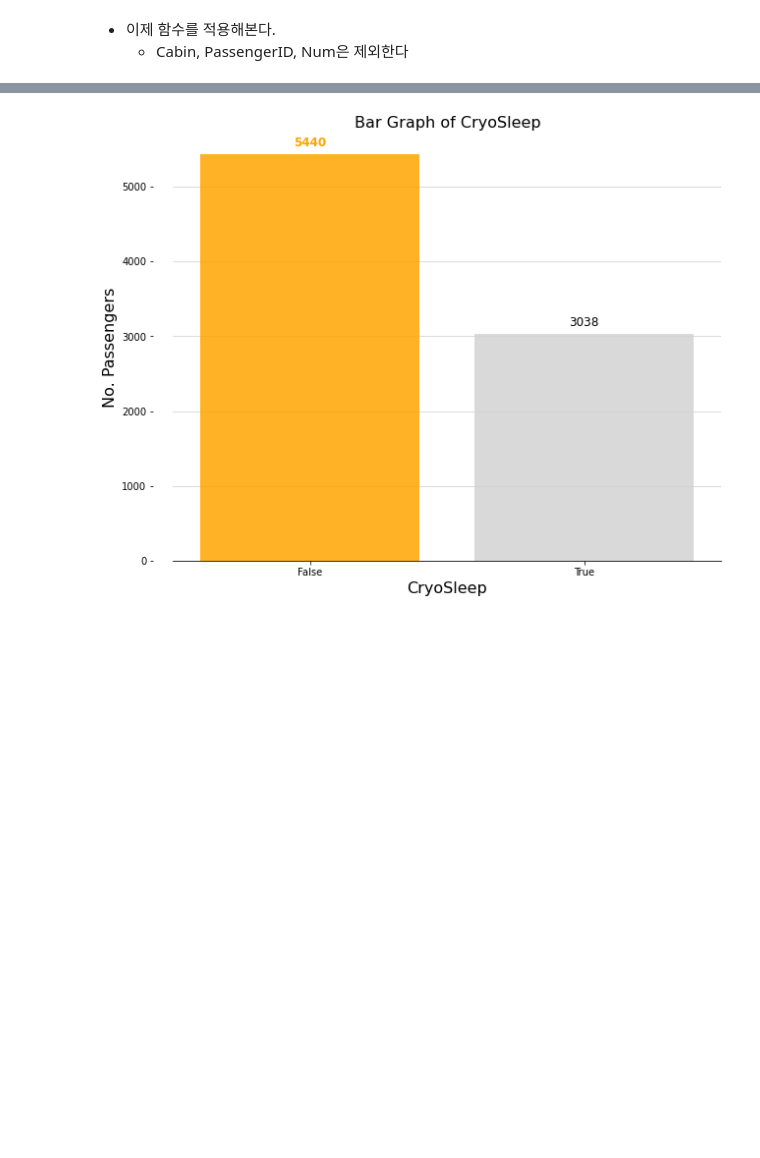
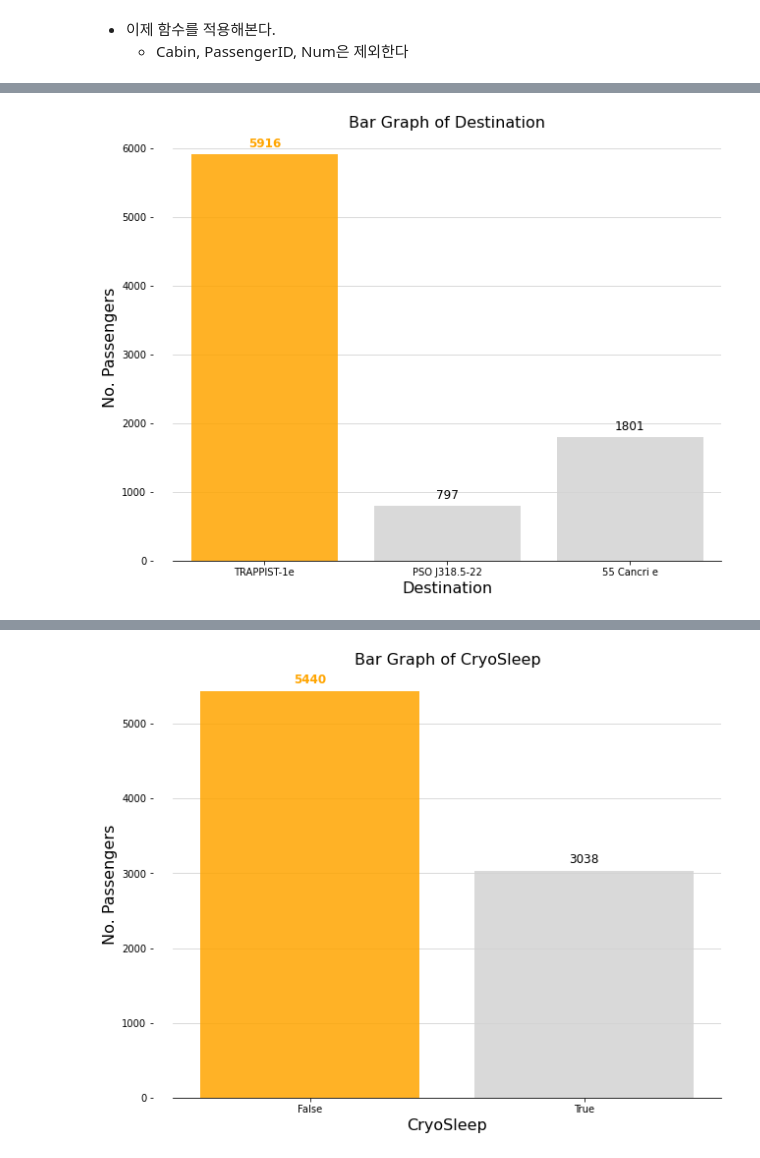
Before and after one commit to SiriN1234/kaggle_projcect, a Jupyter notebook: temporary-title.ipynb, the cells around one changed output, grey strips where cells are left out. Drawn from its saved outputs; the diff is of its cells as text; code cells hidden in the pictures; blank space fills up the shorter version.

```diff
--- a/temporary-title.ipynb
+++ b/temporary-title.ipynb
@@ -399,5 +399,5 @@ def cnt_donut(data, col_name):
 - 이제 함수를 적용해본다.
     + Cabin, PassengerID, Num은 제외한다
 # %%
-cnt_donut(train_data, "Destination")
+cnt_bar(train_data, "Destination")
 # %% [output]
@@ -405 +404,2 @@ cnt_donut(train_data, "Destination")
+[figure, added]
 # %%
```
Also changed, not shown: parts of 9 cells of this notebook.
